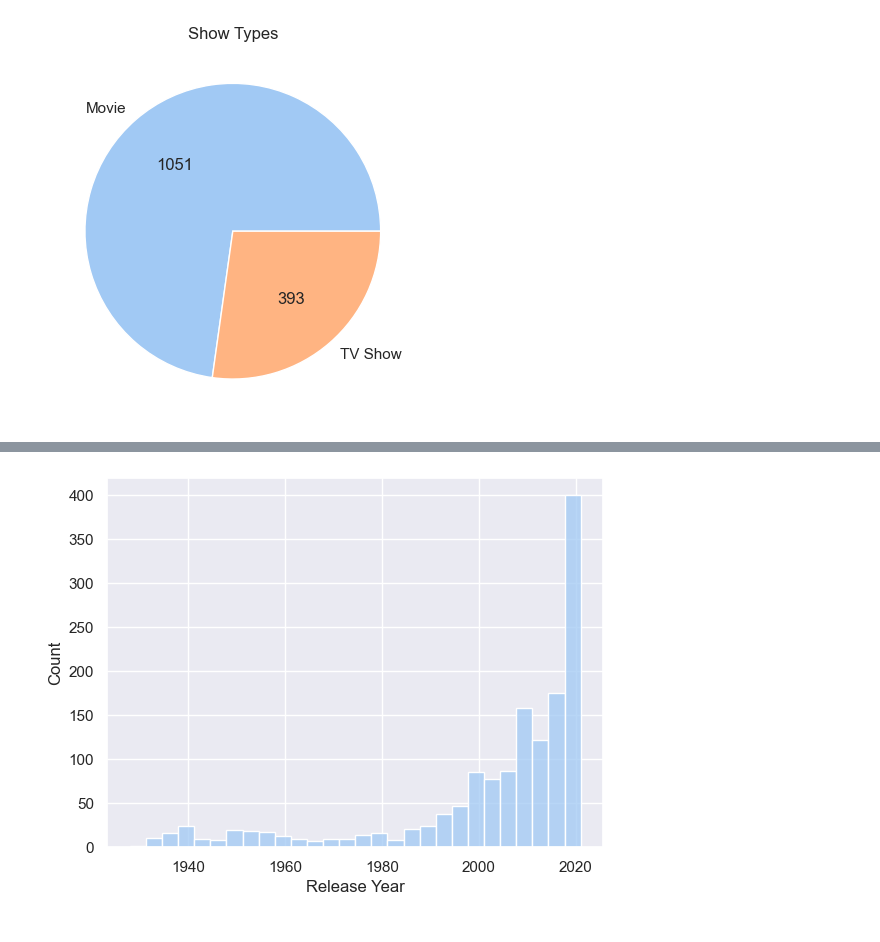
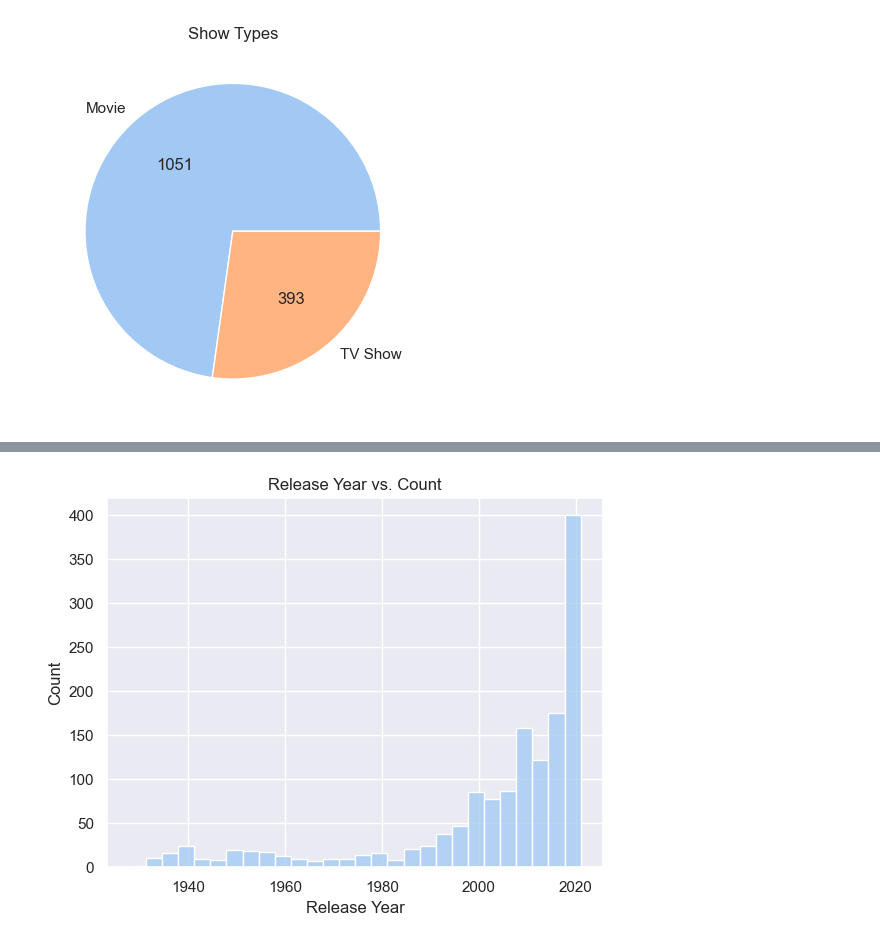
Before and after one commit to dvnatanael/data5006-data-analysis, a Jupyter notebook: Tiny_Data_Analysis_Disney+.ipynb, the cells around one changed output, grey strips where cells are left out. Cells and saved outputs as stored; diff of their text form; code cells hidden in the pictures.

```diff
--- a/Tiny_Data_Analysis_Disney+.ipynb
+++ b/Tiny_Data_Analysis_Disney+.ipynb
@@ -162,8 +165,10 @@ _ = {rotate_label(label, rotation=30) for label in p.get_xticklabels()}
 # %%
 p: plt.Axes = sns.histplot(data=cleaned_df, x="release_year")
-_ = p.set_xlabel("Release Year")
+p.set_title("Release Year vs. Count")
+p.set_xlabel("Release Year")
+_ = p.set_ylabel("Count")
 # %% [output]
-[figure, old version]
+[figure, new version]
 # %%
 data = cleaned_df.index.get_level_values("date_added").strftime("%Y-%m").sort_values()
 p = sns.countplot(
```
Also changed, not shown: parts of 5 cells of this notebook, 1 other file.
